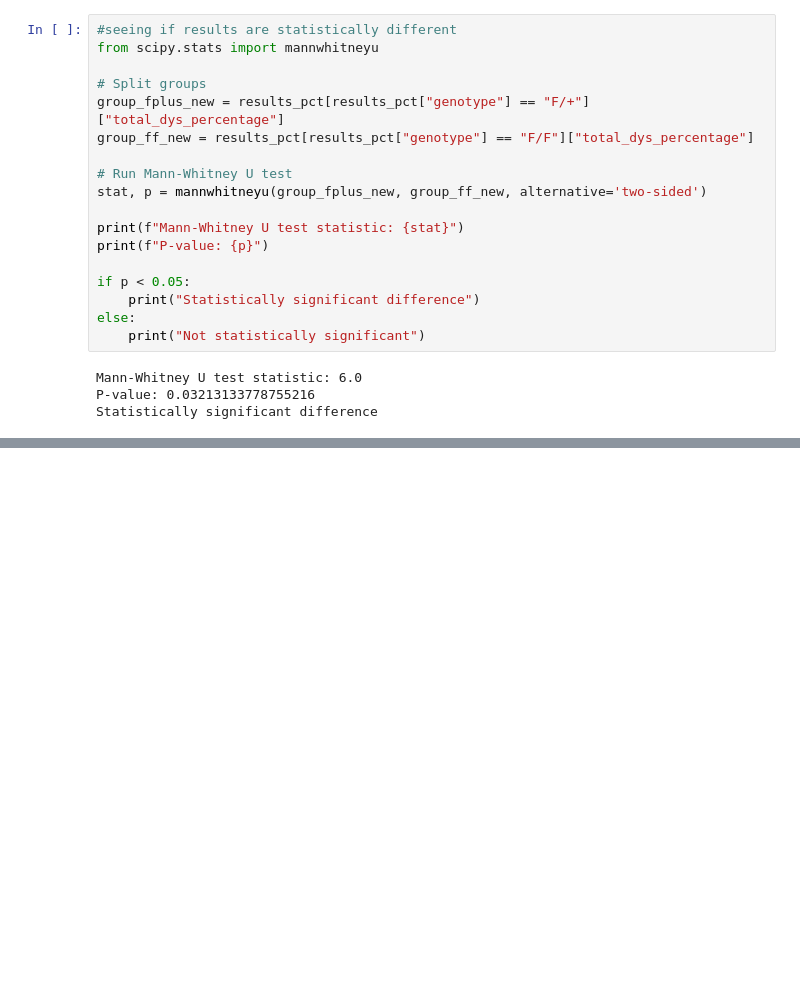
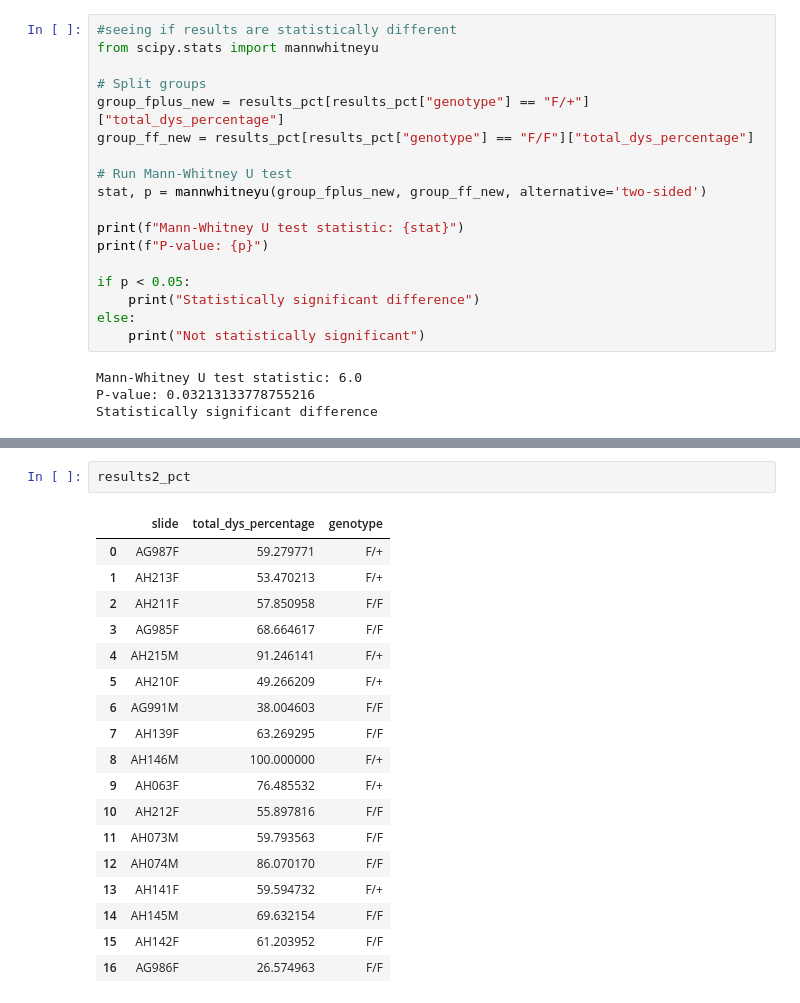
Before and after one commit to Satanna1/Cancer_Project_2025, a Jupyter notebook: Qualitative_Notebook.ipynb, the cells around one changed output, grey strips where cells are left out. Saved outputs shown, nothing was run; the diff lists cells and outputs as text; blank space fills up the shorter version.

```diff
--- a/Qualitative_Notebook.ipynb
+++ b/Qualitative_Notebook.ipynb
@@ -1682,0 +1761,21 @@ Statistically significant difference
+# %%
+results2_pct
+# %% [output]
+|  | slide | total_dys_percentage | genotype |
+| 0 | AG987F | 59.279771 | F/+ |
+| 1 | AH213F | 53.470213 | F/+ |
+| 2 | AH211F | 57.850958 | F/F |
+| 3 | AG985F | 68.664617 | F/F |
+| 4 | AH215M | 91.246141 | F/+ |
+| 5 | AH210F | 49.266209 | F/+ |
+| 6 | AG991M | 38.004603 | F/F |
+| 7 | AH139F | 63.269295 | F/F |
+| 8 | AH146M | 100.000000 | F/+ |
+| 9 | AH063F | 76.485532 | F/+ |
+| 10 | AH212F | 55.897816 | F/F |
+| 11 | AH073M | 59.793563 | F/F |
+| 12 | AH074M | 86.070170 | F/F |
+| 13 | AH141F | 59.594732 | F/+ |
+| 14 | AH145M | 69.632154 | F/F |
+| 15 | AH142F | 61.203952 | F/F |
+| 16 | AG986F | 26.574963 | F/F |
```
Also changed, not shown: parts of 4 cells of this notebook, 2 other files.
